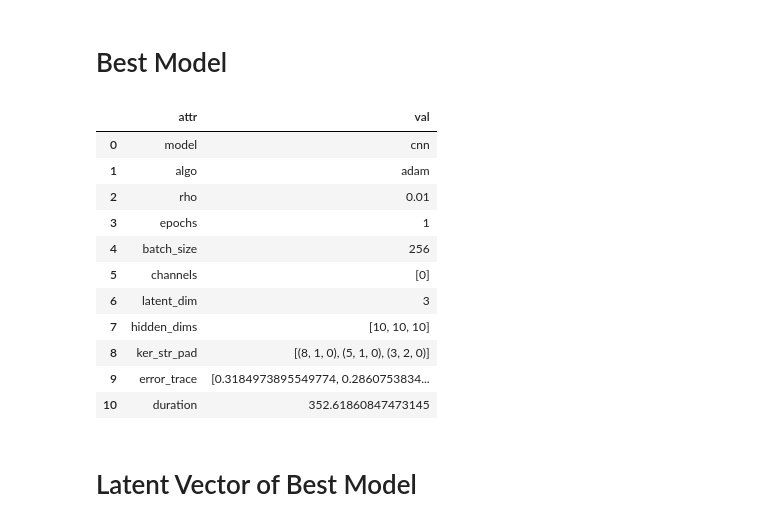
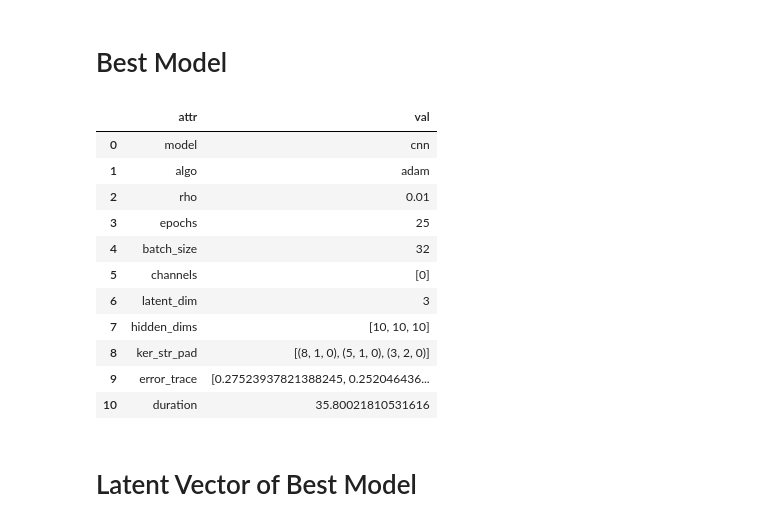
Before and after one commit to stockeh/goes-clustering-study, a Jupyter notebook: kmeans-autoencoder/notebooks/training-analysis.ipynb, the cells around one changed output. Saved outputs shown, nothing was run; the diff lists cells and outputs as text; code cells hidden in the pictures.

```diff
--- a/kmeans-autoencoder/notebooks/training-analysis.ipynb
+++ b/kmeans-autoencoder/notebooks/training-analysis.ipynb
@@ -52,21 +167,21 @@ plt.legend();
 # %% [markdown]
 # Best Model
 # %%
-best = pd.read_csv('../results/best_result.csv', names=['attr','val'])
+best = pd.read_csv('../results/overview/best_result.csv', names=['attr','val'])
 best.head(len(best))
 # %% [output]
 |  | attr | val |
 | 0 | model | cnn |
 | 1 | algo | adam |
 | 2 | rho | 0.01 |
-| 3 | epochs | 1 |
-| 4 | batch_size | 256 |
+| 3 | epochs | 25 |
+| 4 | batch_size | 32 |
 | 5 | channels | [0] |
 | 6 | latent_dim | 3 |
 | 7 | hidden_dims | [10, 10, 10] |
 | 8 | ker_str_pad | [(8, 1, 0), (5, 1, 0), (3, 2, 0)] |
-| 9 | error_trace | [0.3184973895549774, 0.2860753834... |
-| 10 | duration | 352.61860847473145 |
+| 9 | error_trace | [0.27523937821388245, 0.252046436... |
+| 10 | duration | 35.80021810531616 |
 # %% [markdown]
 # Latent Vector of Best Model
 # %%
```
Also changed, not shown: parts of 16 cells of this notebook, 17 other files.
